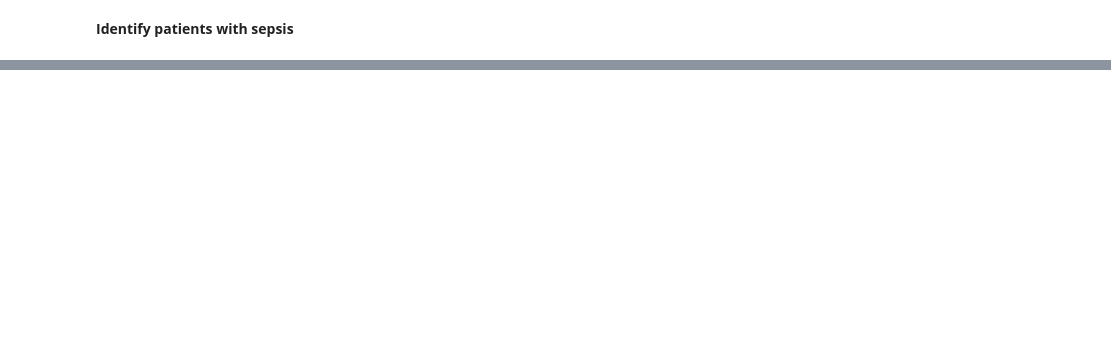
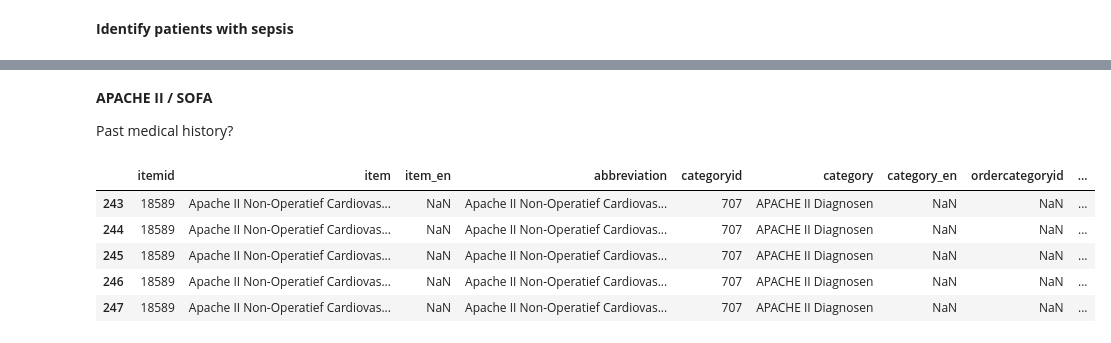
Before and after one commit to jacobdeasy/esicm-datathon-2021, a Jupyter notebook: descriptive_stats.ipynb, the cells around one changed output, grey strips where cells are left out. Saved outputs shown, nothing was run; the diff lists cells and outputs as text; code cells hidden in the pictures; blank space fills up the shorter version.

```diff
--- a/descriptive_stats.ipynb
+++ b/descriptive_stats.ipynb
@@ -650,0 +883,18 @@ Name: diagnosis, dtype: int64
+# %% [markdown]
+**APACHE II / SOFA**
+
+Past medical history?
+# %%
+import re
+# dictionary.loc[dictionary['abbreviation'].str.contains(r'BMI', flags = re.IGNORECASE),:]
+dictionary.head()
+# print('\n'.join(dictionary.loc[dictionary['category'].str.contains(r'apache ii', flags = re.IGNORECASE) & (dictionary['count'] > 0),'value'].unique().astype(str)))
+dictionary.loc[dictionary['item'].str.contains(r'Apache II Non-Operatief Cardiovasculair', flags = re.IGNORECASE),:].head(5)
+# dictionary.loc[dictionary['item'].str.contains(r'Ritmestoornissen', flags = re.IGNORECASE), :]
+# %% [output]
+|  | itemid | item | item_en | abbreviation | categoryid | category | category_en | ordercategoryid | ... |
+| 243 | 18589 | Apache II Non-Operatief Cardiovas... | NaN | Apache II Non-Operatief Cardiovas... | 707 | APACHE II Diagnosen | NaN | NaN | ... |
+| 244 | 18589 | Apache II Non-Operatief Cardiovas... | NaN | Apache II Non-Operatief Cardiovas... | 707 | APACHE II Diagnosen | NaN | NaN | ... |
+| 245 | 18589 | Apache II Non-Operatief Cardiovas... | NaN | Apache II Non-Operatief Cardiovas... | 707 | APACHE II Diagnosen | NaN | NaN | ... |
+| 246 | 18589 | Apache II Non-Operatief Cardiovas... | NaN | Apache II Non-Operatief Cardiovas... | 707 | APACHE II Diagnosen | NaN | NaN | ... |
+| 247 | 18589 | Apache II Non-Operatief Cardiovas... | NaN | Apache II Non-Operatief Cardiovas... | 707 | APACHE II Diagnosen | NaN | NaN | ... |
```
Also changed, not shown: parts of 40 cells of this notebook.
